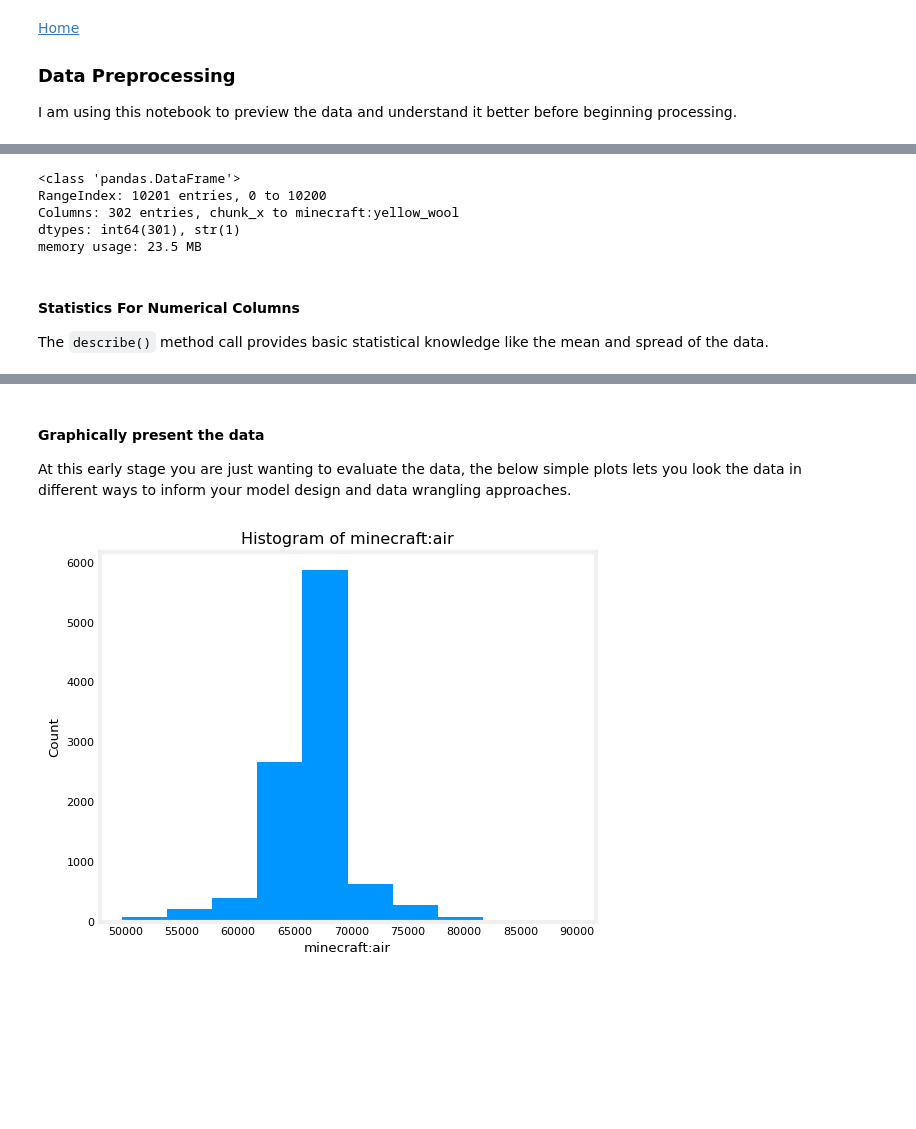
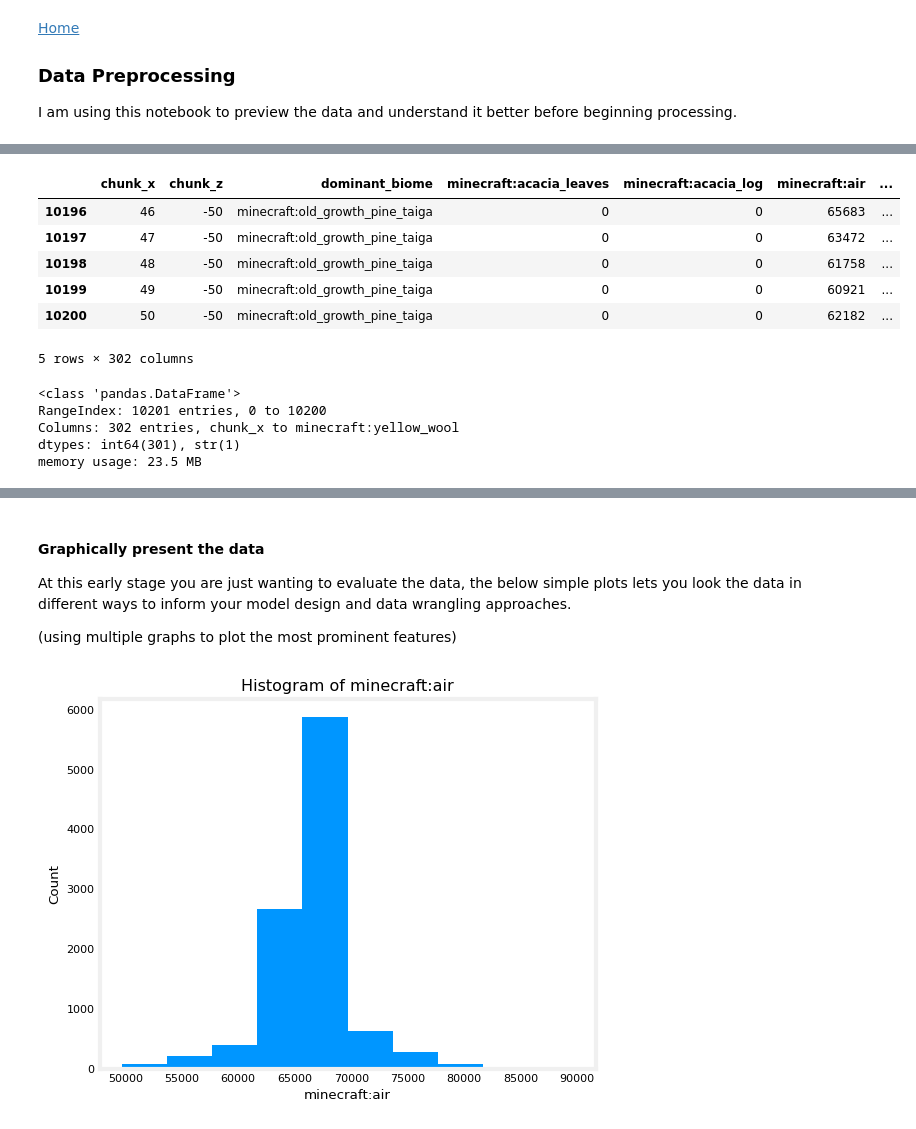
Before and after one commit to TempeHS/2026SE_MLOPSTask_Jasper.L, a Jupyter notebook: 2.Model_Development/2.1.Data_Wrangling/2.1.1.data_preview.ipynb, the cells around one changed output, grey strips where cells are left out. Drawn from its saved outputs; the diff is of its cells as text; code cells hidden in the pictures; blank space fills up the shorter version.

```diff
--- a/2.Model_Development/2.1.Data_Wrangling/2.1.1.data_preview.ipynb
+++ b/2.Model_Development/2.1.Data_Wrangling/2.1.1.data_preview.ipynb
@@ -51,3 +29,13 @@ The `info()` method call prints a summary of each column, giving you more inform
+# %%
+data_frame.tail()
+# %% [output]
+|  | chunk_x | chunk_z | dominant_biome | minecraft:acacia_leaves | minecraft:acacia_log | minecraft:air | ... |
+| 10196 | 46 | -50 | minecraft:old_growth_pine_taiga | 0 | 0 | 65683 | ... |
+| 10197 | 47 | -50 | minecraft:old_growth_pine_taiga | 0 | 0 | 63472 | ... |
+| 10198 | 48 | -50 | minecraft:old_growth_pine_taiga | 0 | 0 | 61758 | ... |
+| 10199 | 49 | -50 | minecraft:old_growth_pine_taiga | 0 | 0 | 60921 | ... |
+| 10200 | 50 | -50 | minecraft:old_growth_pine_taiga | 0 | 0 | 62182 | ... |
+5 rows × 302 columns
 # %%
 data_frame.info()
 # %% [output]
@@ -56,10 +44,6 @@ RangeIndex: 10201 entries, 0 to 10200
 Columns: 302 entries, chunk_x to minecraft:yellow_wool
 dtypes: int64(301), str(1)
 memory usage: 23.5 MB
-# %% [markdown]
-#### Statistics For Numerical Columns
-
-The `describe()` method call provides basic statistical knowledge like the mean and spread of the data.
 # %%
 data_frame.describe()
 # %% [output]
@@ -77,6 +61,8 @@ data_frame.describe()
 #### Graphically present the data
 
 At this early stage you are just wanting to evaluate the data, the below simple plots lets you look the data in different ways to inform your model design and data wrangling approaches.
+
+(using multiple graphs to plot the most prominent features)
 # %%
 # Plot a histogram of a column
 plt.hist(data_frame['minecraft:air'])
```
Also changed, not shown: parts of 6 cells of this notebook.
